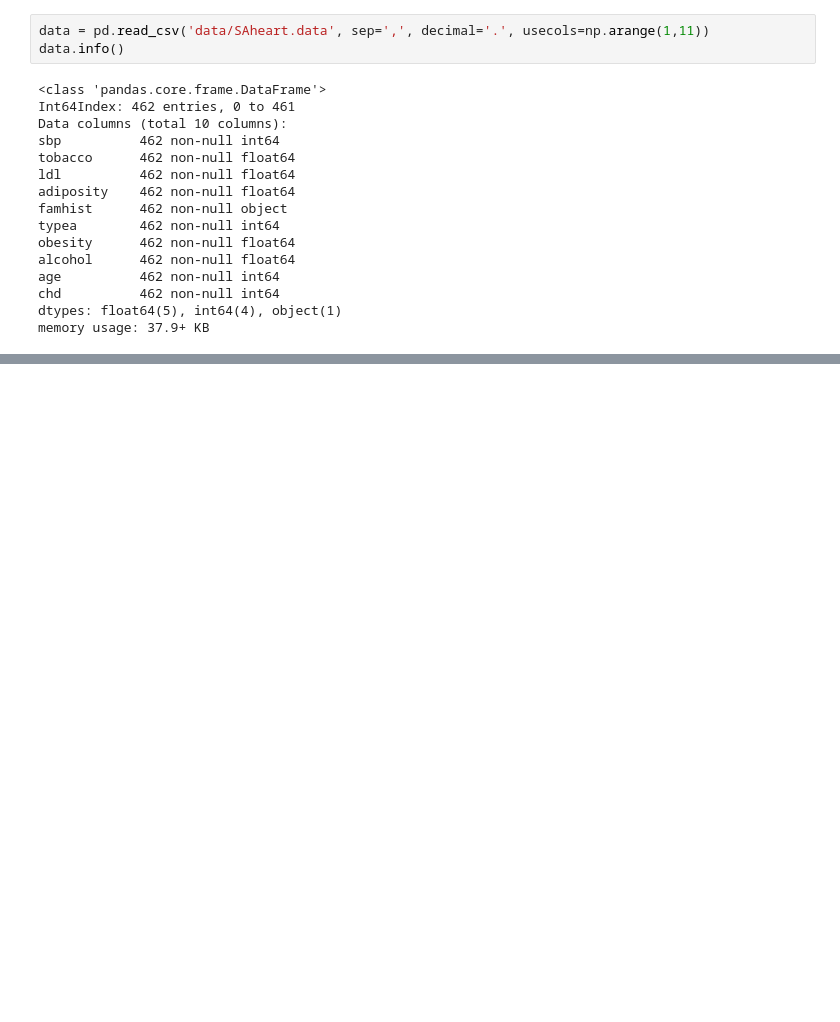
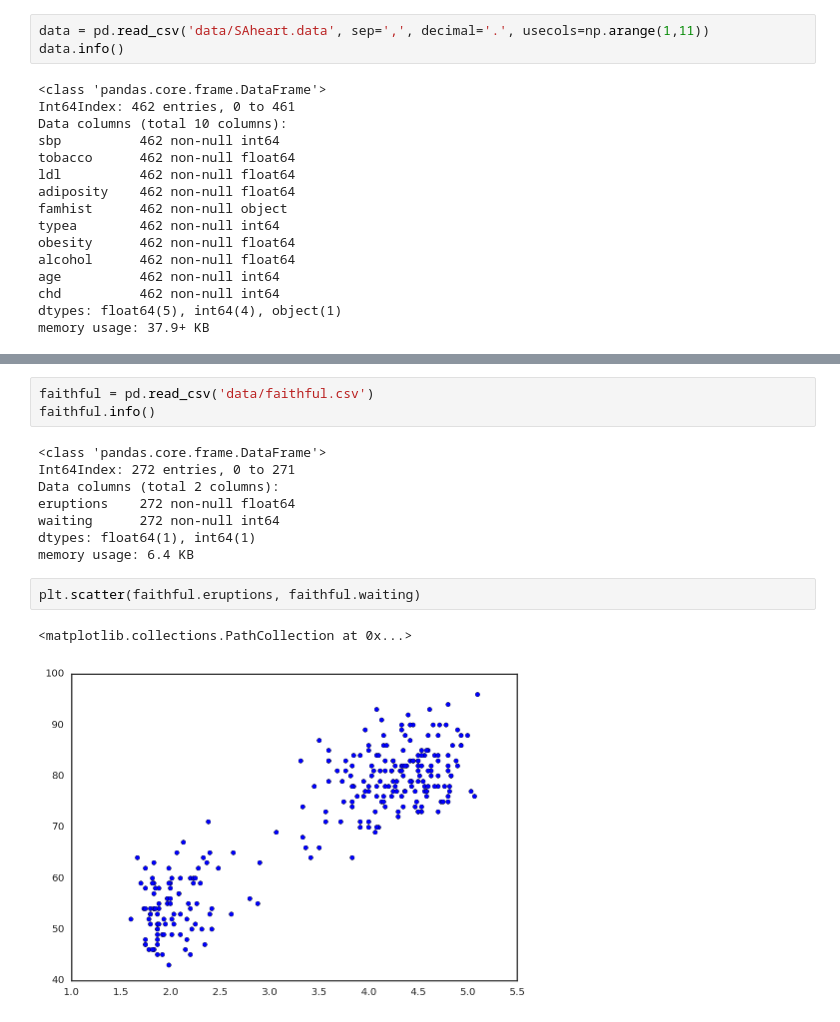
Before and after one commit to AI-Stuff/Various-Machine-Learning-bits, a Jupyter notebook: Gaussian.Mixture.Models.ipynb, the cells around one changed output, grey strips where cells are left out. Cells and saved outputs as stored; diff of their text form; blank space fills up the shorter version.

```diff
--- a/Gaussian.Mixture.Models.ipynb
+++ b/Gaussian.Mixture.Models.ipynb
@@ -94,0 +106,16 @@ for ax in fig.axes:
+# %%
+faithful = pd.read_csv('data/faithful.csv')
+faithful.info()
+# %% [output]
+<class 'pandas.core.frame.DataFrame'>
+Int64Index: 272 entries, 0 to 271
+Data columns (total 2 columns):
+eruptions    272 non-null float64
+waiting      272 non-null int64
+dtypes: float64(1), int64(1)
+memory usage: 6.4 KB
+# %%
+plt.scatter(faithful.eruptions, faithful.waiting)
+# %% [output]
+<matplotlib.collections.PathCollection at 0x...>
+[figure, added]
```
Also changed, not shown: parts of 10 cells of this notebook, 2 other files.
